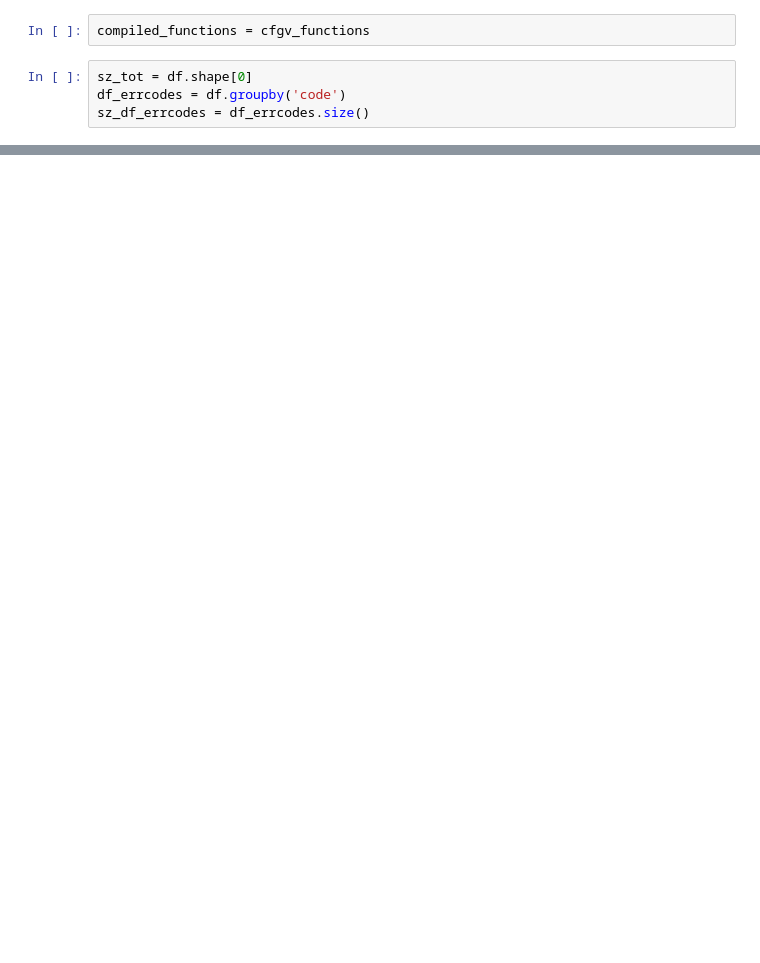
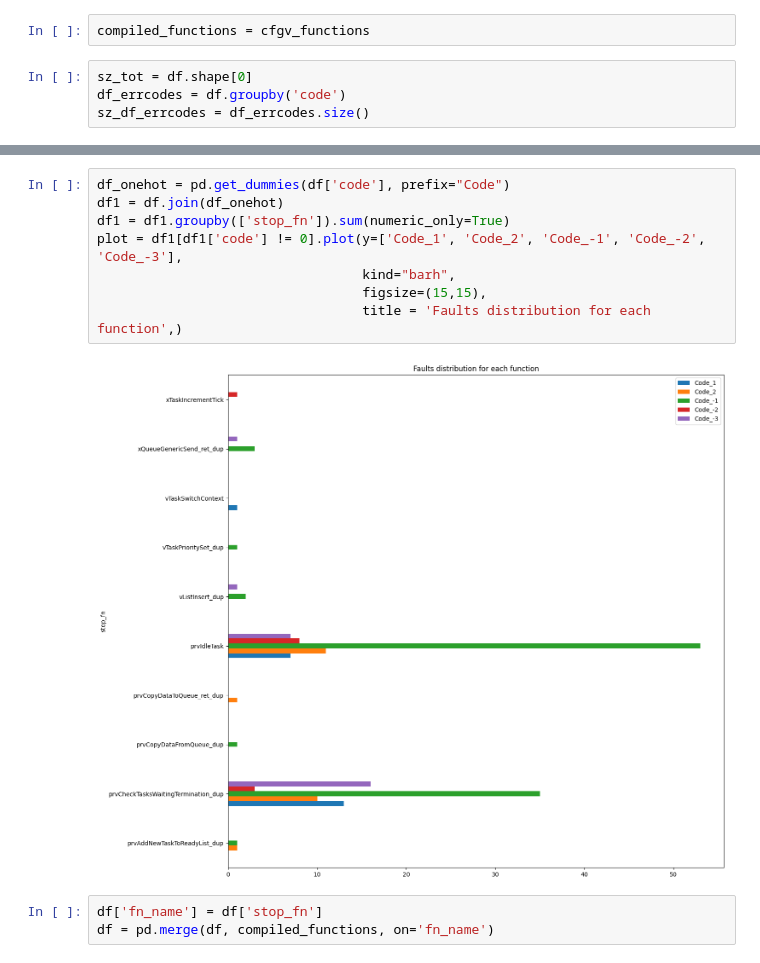
Before and after one commit to davidebaroffio-polimi/stm32l152ret6-project, a Jupyter notebook: Testing/data_analysis_m.ipynb, the cells around one changed output, grey strips where cells are left out. Drawn from its saved outputs; the diff is of its cells as text; blank space fills up the shorter version.

```diff
--- a/Testing/data_analysis_m.ipynb
+++ b/Testing/data_analysis_m.ipynb
@@ -51,3 +67,16 @@ plt.show()
+# %%
+df_onehot = pd.get_dummies(df['code'], prefix="Code")
+df1 = df.join(df_onehot)
+df1 = df1.groupby(['stop_fn']).sum(numeric_only=True)
+plot = df1[df1['code'] != 0].plot(y=['Code_1', 'Code_2', 'Code_-1', 'Code_-2', 'Code_-3'],
+                                  kind="barh",
+                                  figsize=(15,15),
+                                  title = 'Faults distribution for each function',)
+# %% [output]
+[figure, added]
+# %%
+df['fn_name'] = df['stop_fn']
+df = pd.merge(df, compiled_functions, on='fn_name')
 # %%
 df_onehot = pd.get_dummies(df['code'], prefix="Code")
 df1 = df.join(df_onehot)
```
Also changed, not shown: parts of 13 cells of this notebook, 3 other files.
